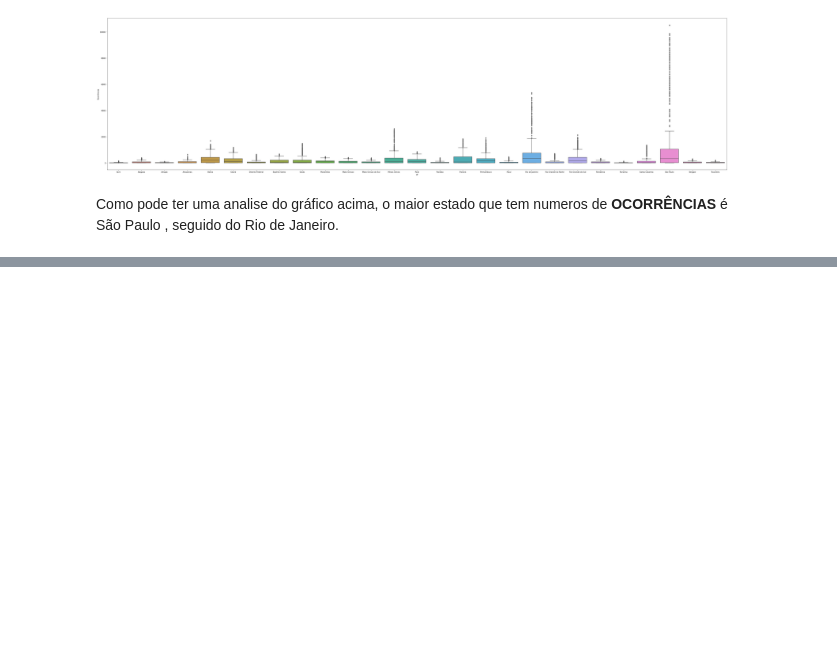
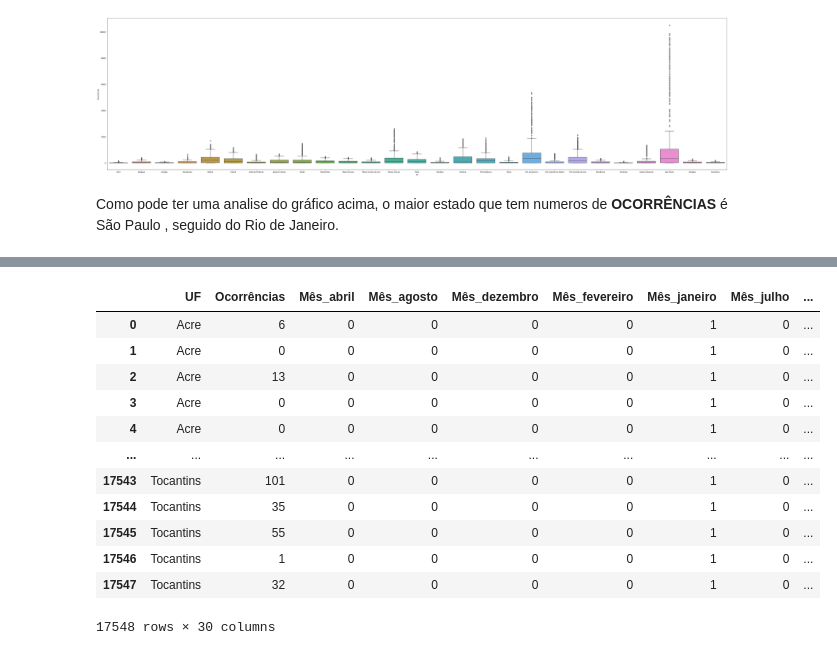
Before and after one commit to Aldo-1/Analise-de-dados-criminais, a Jupyter notebook: Analise.ipynb, the cells around one changed output, grey strips where cells are left out. Drawn from its saved outputs; the diff is of its cells as text; code cells hidden in the pictures; blank space fills up the shorter version.

```diff
--- a/Analise.ipynb
+++ b/Analise.ipynb
@@ -67,0 +111,18 @@ Como pode ter uma analise do gráfico acima, o maior estado que tem numeros de *
+# %%
+# Dummie em ocorrências
+data_estados_ocorrencias = pd.get_dummies(data_estados_ocorrencias, columns=["Mês", "Ano", "Tipo Crime"])
+data_estados_ocorrencias
+# %% [output]
+|  | UF | Ocorrências | Mês_abril | Mês_agosto | Mês_dezembro | Mês_fevereiro | Mês_janeiro | Mês_julho | ... |
+| 0 | Acre | 6 | 0 | 0 | 0 | 0 | 1 | 0 | ... |
+| 1 | Acre | 0 | 0 | 0 | 0 | 0 | 1 | 0 | ... |
+| 2 | Acre | 13 | 0 | 0 | 0 | 0 | 1 | 0 | ... |
+| 3 | Acre | 0 | 0 | 0 | 0 | 0 | 1 | 0 | ... |
+| 4 | Acre | 0 | 0 | 0 | 0 | 0 | 1 | 0 | ... |
+| ... | ... | ... | ... | ... | ... | ... | ... | ... | ... |
+| 17543 | Tocantins | 101 | 0 | 0 | 0 | 0 | 1 | 0 | ... |
+| 17544 | Tocantins | 35 | 0 | 0 | 0 | 0 | 1 | 0 | ... |
+| 17545 | Tocantins | 55 | 0 | 0 | 0 | 0 | 1 | 0 | ... |
+| 17546 | Tocantins | 1 | 0 | 0 | 0 | 0 | 1 | 0 | ... |
+| 17547 | Tocantins | 32 | 0 | 0 | 0 | 0 | 1 | 0 | ... |
+17548 rows × 30 columns
```
Also changed, not shown: parts of 14 cells of this notebook.
